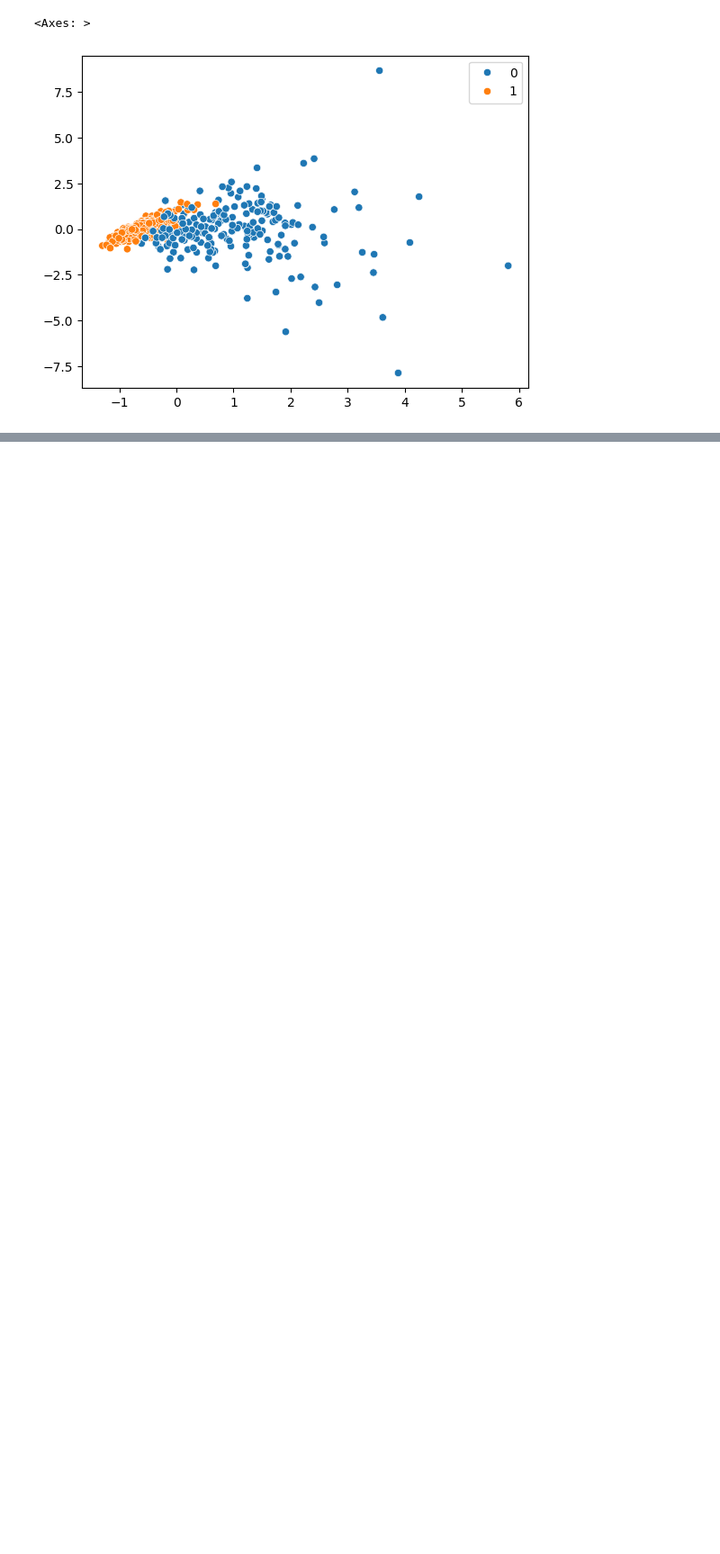
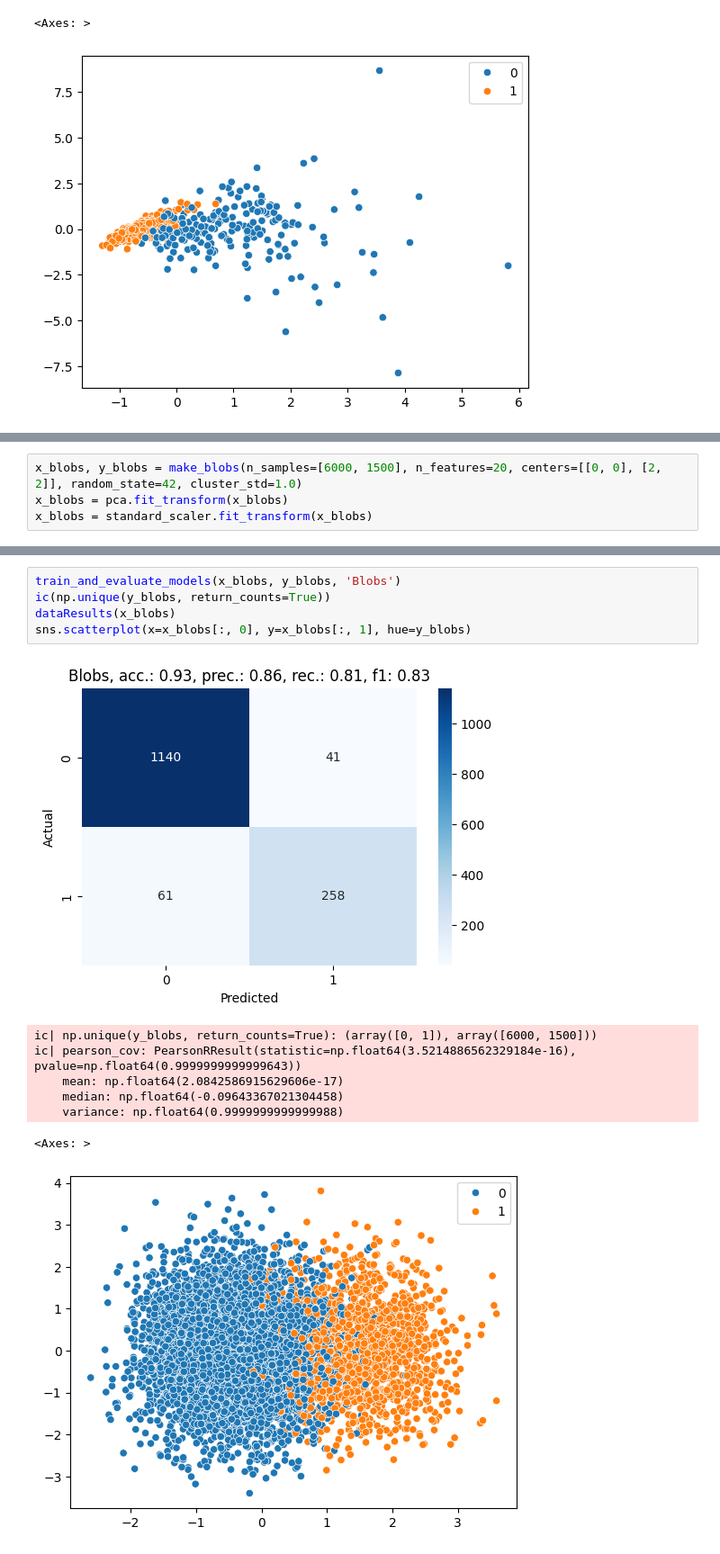
Before and after one commit to Jaromek/radialAngleAugmentation, a Jupyter notebook: wykresy/metodyNumeryczneSprawdzenia.ipynb, the cells around one changed output, grey strips where cells are left out. Shown at 90% size. Saved outputs shown, nothing was run; the diff lists cells and outputs as text; blank space fills up the shorter version.

```diff
--- a/wykresy/metodyNumeryczneSprawdzenia.ipynb
+++ b/wykresy/metodyNumeryczneSprawdzenia.ipynb
@@ -370,0 +325,4 @@ train_and_evaluate_models(cancer_ROS_x, cancer_ROS_y, 'ROS')
+# %%
+x_blobs, y_blobs = make_blobs(n_samples=[6000, 1500], n_features=20, centers=[[0, 0], [2, 2]], random_state=42, cluster_std=1.0)
+x_blobs = pca.fit_transform(x_blobs)
+x_blobs = standard_scaler.fit_transform(x_blobs)
@@ -370,0 +333,14 @@ train_and_evaluate_models(cancer_ROS_x, cancer_ROS_y, 'ROS')
+# %%
+train_and_evaluate_models(x_blobs, y_blobs, 'Blobs')
+ic(np.unique(y_blobs, return_counts=True))
+dataResults(x_blobs)
+sns.scatterplot(x=x_blobs[:, 0], y=x_blobs[:, 1], hue=y_blobs)
+# %% [output]
+[figure, added]
+ic| np.unique(y_blobs, return_counts=True): (array([0, 1]), array([6000, 1500]))
+ic| pearson_cov: PearsonRResult(statistic=np.float64(3.5214886562329184e-16), pvalue=np.float64(0.9999999999999643))
+    mean: np.float64(2.0842586915629606e-17)
+    median: np.float64(-0.09643367021304458)
+    variance: np.float64(0.9999999999999988)
+<Axes: >
+[figure, added]
```
Also changed, not shown: parts of 18 cells of this notebook, 5 other files.
